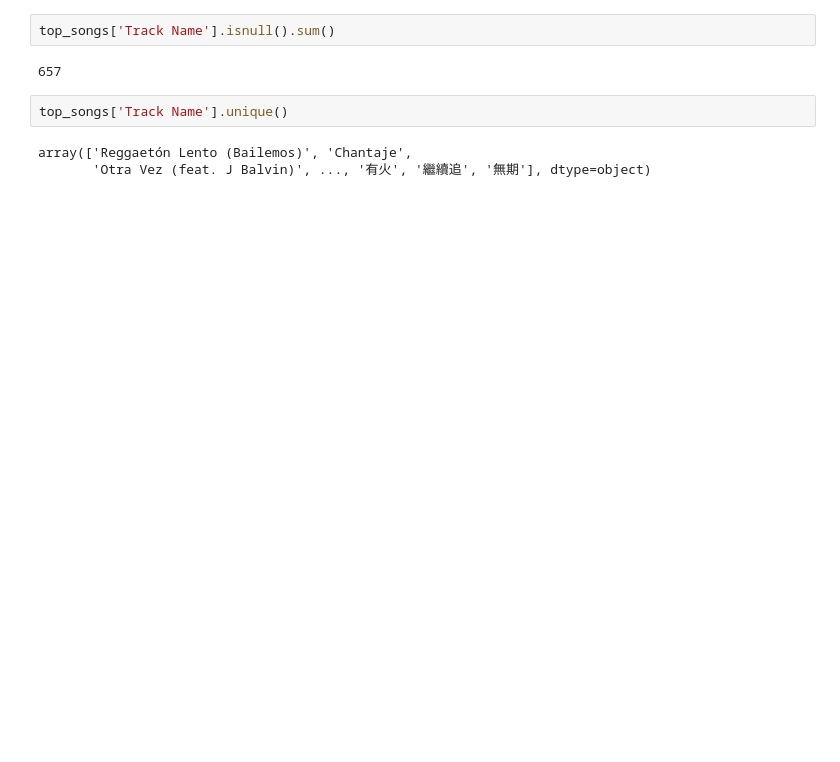
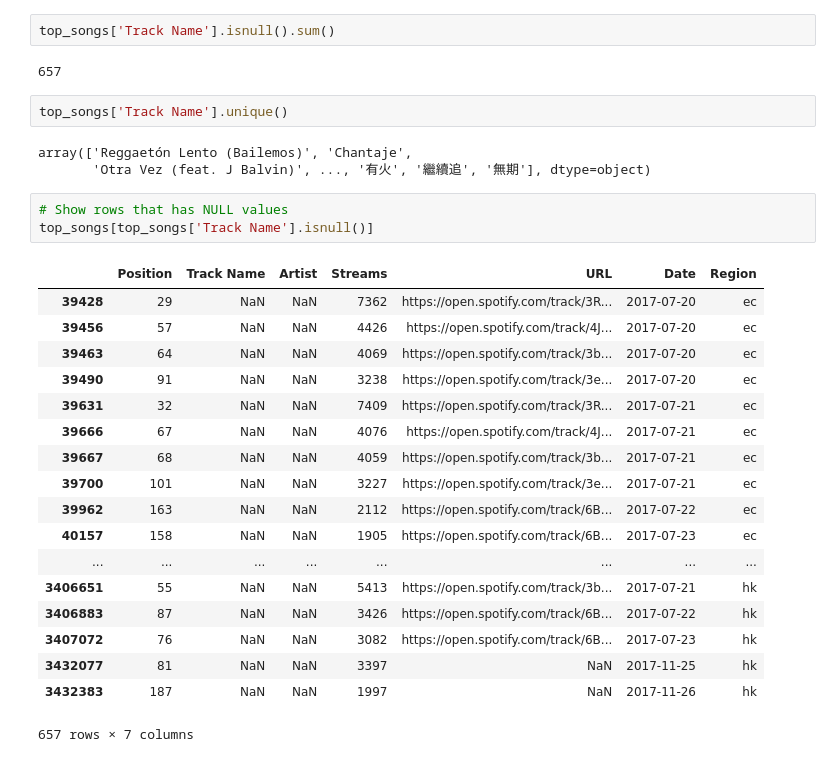
Before and after one commit to yhpf/Capstone-General_Assembly, a Jupyter notebook: cleaning_top_songs.ipynb, the cells around one changed output. Drawn from its saved outputs; the diff is of its cells as text; blank space fills up the shorter version.

```diff
--- a/cleaning_top_songs.ipynb
+++ b/cleaning_top_songs.ipynb
@@ -77,3 +85,25 @@ top_songs['Track Name'].unique()
 # %% [output]
 array(['Reggaetón Lento (Bailemos)', 'Chantaje',
        'Otra Vez (feat. J Balvin)', ..., '有火', '繼續追', '無期'], dtype=object)
+# %%
+# Show rows that has NULL values
+top_songs[top_songs['Track Name'].isnull()]
+# %% [output]
+|  | Position | Track Name | Artist | Streams | URL | Date | Region |
+| 39428 | 29 | NaN | NaN | 7362 | https://open.spotify.com/track/3R... | 2017-07-20 | ec |
+| 39456 | 57 | NaN | NaN | 4426 | https://open.spotify.com/track/4J... | 2017-07-20 | ec |
+| 39463 | 64 | NaN | NaN | 4069 | https://open.spotify.com/track/3b... | 2017-07-20 | ec |
+| 39490 | 91 | NaN | NaN | 3238 | https://open.spotify.com/track/3e... | 2017-07-20 | ec |
+| 39631 | 32 | NaN | NaN | 7409 | https://open.spotify.com/track/3R... | 2017-07-21 | ec |
+| 39666 | 67 | NaN | NaN | 4076 | https://open.spotify.com/track/4J... | 2017-07-21 | ec |
+| 39667 | 68 | NaN | NaN | 4059 | https://open.spotify.com/track/3b... | 2017-07-21 | ec |
+| 39700 | 101 | NaN | NaN | 3227 | https://open.spotify.com/track/3e... | 2017-07-21 | ec |
+| 39962 | 163 | NaN | NaN | 2112 | https://open.spotify.com/track/6B... | 2017-07-22 | ec |
+| 40157 | 158 | NaN | NaN | 1905 | https://open.spotify.com/track/6B... | 2017-07-23 | ec |
+| ... | ... | ... | ... | ... | ... | ... | ... |
+| 3406651 | 55 | NaN | NaN | 5413 | https://open.spotify.com/track/3b... | 2017-07-21 | hk |
+| 3406883 | 87 | NaN | NaN | 3426 | https://open.spotify.com/track/6B... | 2017-07-22 | hk |
+| 3407072 | 76 | NaN | NaN | 3082 | https://open.spotify.com/track/6B... | 2017-07-23 | hk |
+| 3432077 | 81 | NaN | NaN | 3397 | NaN | 2017-11-25 | hk |
+| 3432383 | 187 | NaN | NaN | 1997 | NaN | 2017-11-26 | hk |
+657 rows × 7 columns
```
Also changed, not shown: parts of 60 cells of this notebook.
